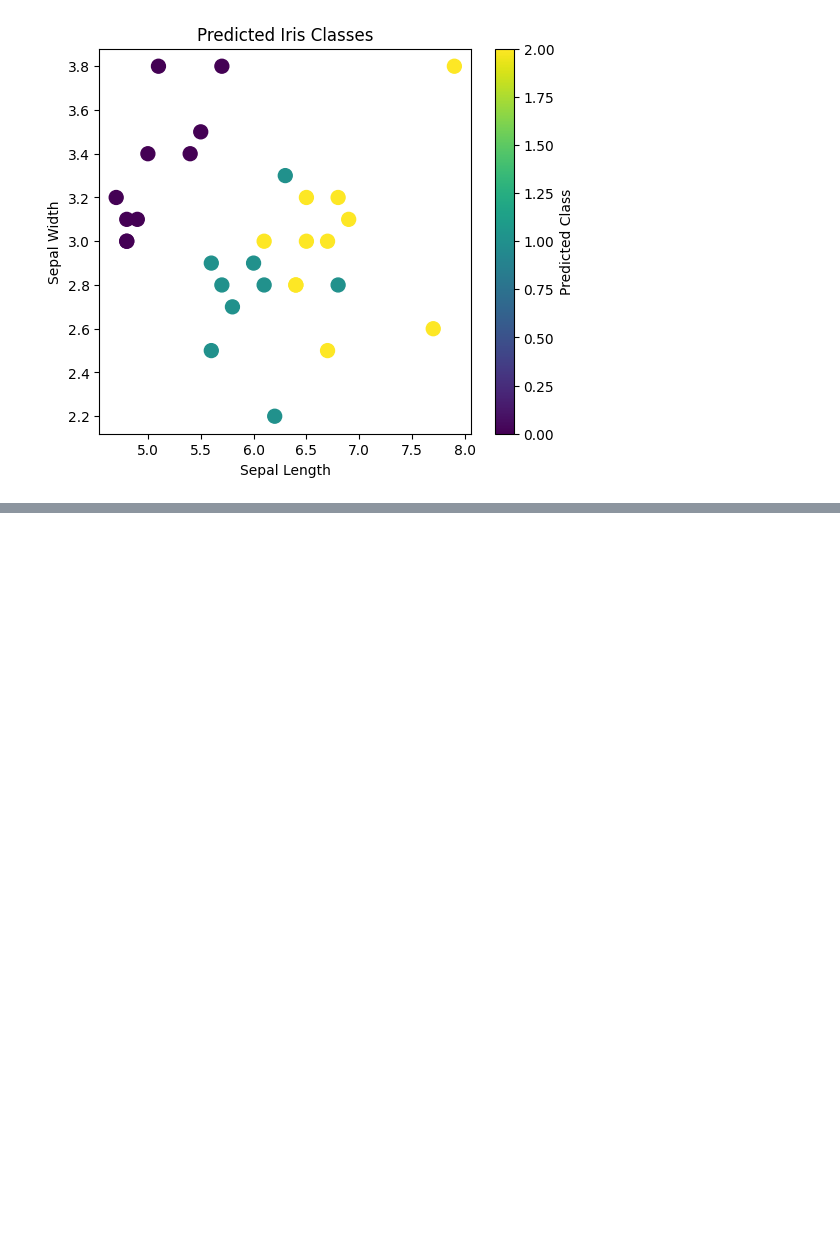
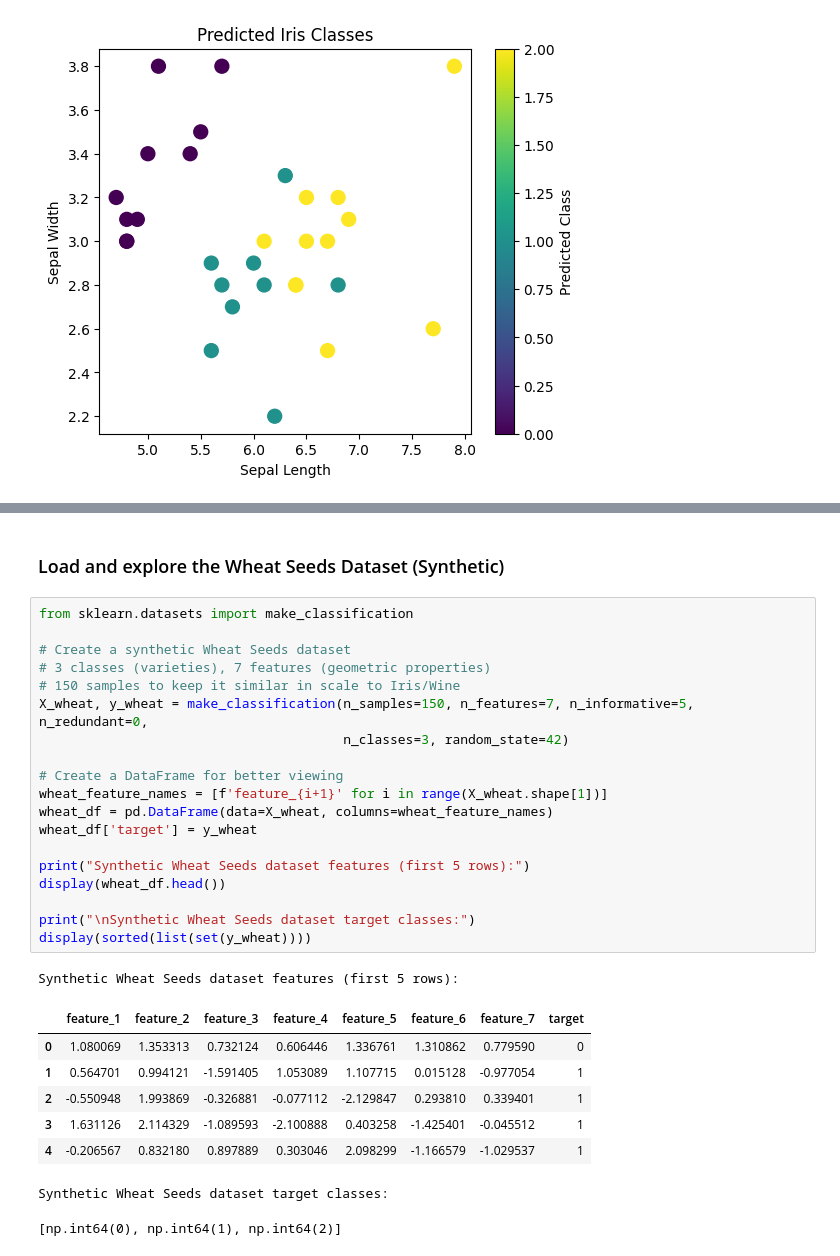
Before and after one commit to sungheetha-it/AppsAndTools, a Jupyter notebook: gen ai.ipynb, the cells around one changed output, grey strips where cells are left out. Saved outputs shown, nothing was run; the diff lists cells and outputs as text; blank space fills up the shorter version.

```diff
--- a/gen ai.ipynb
+++ b/gen ai.ipynb
@@ -69,0 +136,31 @@ Accuracy = 100.00%
+# %% [markdown]
+### Load and explore the Wheat Seeds Dataset (Synthetic)
+# %%
+from sklearn.datasets import make_classification
+
+# Create a synthetic Wheat Seeds dataset
+# 3 classes (varieties), 7 features (geometric properties)
+# 150 samples to keep it similar in scale to Iris/Wine
+X_wheat, y_wheat = make_classification(n_samples=150, n_features=7, n_informative=5, n_redundant=0,
+                                       n_classes=3, random_state=42)
+
+# Create a DataFrame for better viewing
+wheat_feature_names = [f'feature_{i+1}' for i in range(X_wheat.shape[1])]
+wheat_df = pd.DataFrame(data=X_wheat, columns=wheat_feature_names)
+wheat_df['target'] = y_wheat
+
+print("Synthetic Wheat Seeds dataset features (first 5 rows):")
+display(wheat_df.head())
+
+print("\nSynthetic Wheat Seeds dataset target classes:")
+display(sorted(list(set(y_wheat))))
+# %% [output]
+Synthetic Wheat Seeds dataset features (first 5 rows):
+|  | feature_1 | feature_2 | feature_3 | feature_4 | feature_5 | feature_6 | feature_7 | target |
+| 0 | 1.080069 | 1.353313 | 0.732124 | 0.606446 | 1.336761 | 1.310862 | 0.779590 | 0 |
+| 1 | 0.564701 | 0.994121 | -1.591405 | 1.053089 | 1.107715 | 0.015128 | -0.977054 | 1 |
+| 2 | -0.550948 | 1.993869 | -0.326881 | -0.077112 | -2.129847 | 0.293810 | 0.339401 | 1 |
+| 3 | 1.631126 | 2.114329 | -1.089593 | -2.100888 | 0.403258 | -1.425401 | -0.045512 | 1 |
+| 4 | -0.206567 | 0.832180 | 0.897889 | 0.303046 | 2.098299 | -1.166579 | -1.029537 | 1 |
+Synthetic Wheat Seeds dataset target classes:
+[np.int64(0), np.int64(1), np.int64(2)]
```
Also changed, not shown: parts of 8 cells of this notebook.
